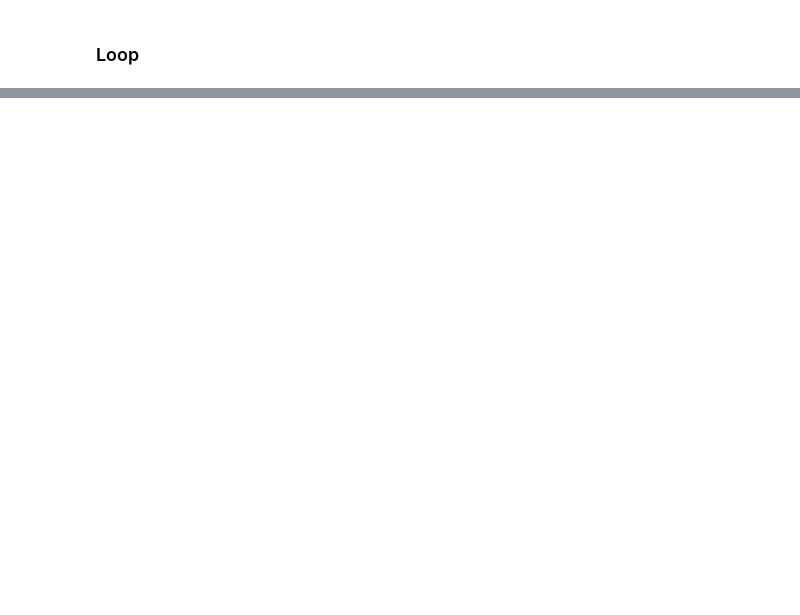
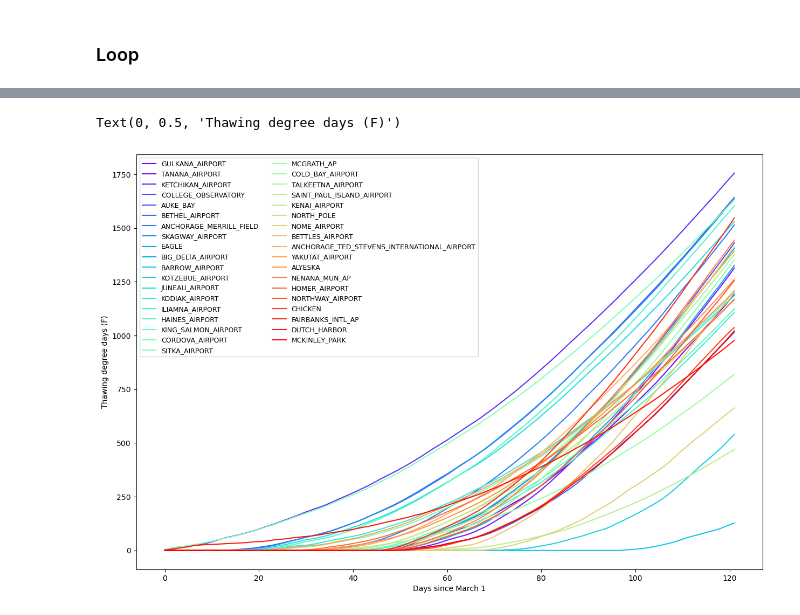
Before and after one commit to chryss/riverice, a Jupyter notebook: JupyterNotebooks/ACIS_tddcumulclimatology.ipynb, the cells around one changed output, grey strips where cells are left out. Drawn from its saved outputs; the diff is of its cells as text; code cells hidden in the pictures; blank space fills up the shorter version.

```diff
--- a/JupyterNotebooks/ACIS_tddcumulclimatology.ipynb
+++ b/JupyterNotebooks/ACIS_tddcumulclimatology.ipynb
@@ -84,0 +69,11 @@ pd.concat(alltdd)
+# %%
+colors = plt.cm.rainbow(np.linspace(0, 1, len(alltdd)))
+
+fig, ax = plt.subplots(figsize=(15, 10))
+pd.concat(alltdd, axis=1).plot(ax=ax, legend=False, color=colors)
+ax.legend(fontsize=9, ncol=2, loc='upper left')
+ax.set_xlabel('Days since March 1')
+ax.set_ylabel('Thawing degree days (F)')
+# %% [output]
+Text(0, 0.5, 'Thawing degree days (F)')
+[figure, added]
```
Also changed, not shown: parts of 5 cells of this notebook.
